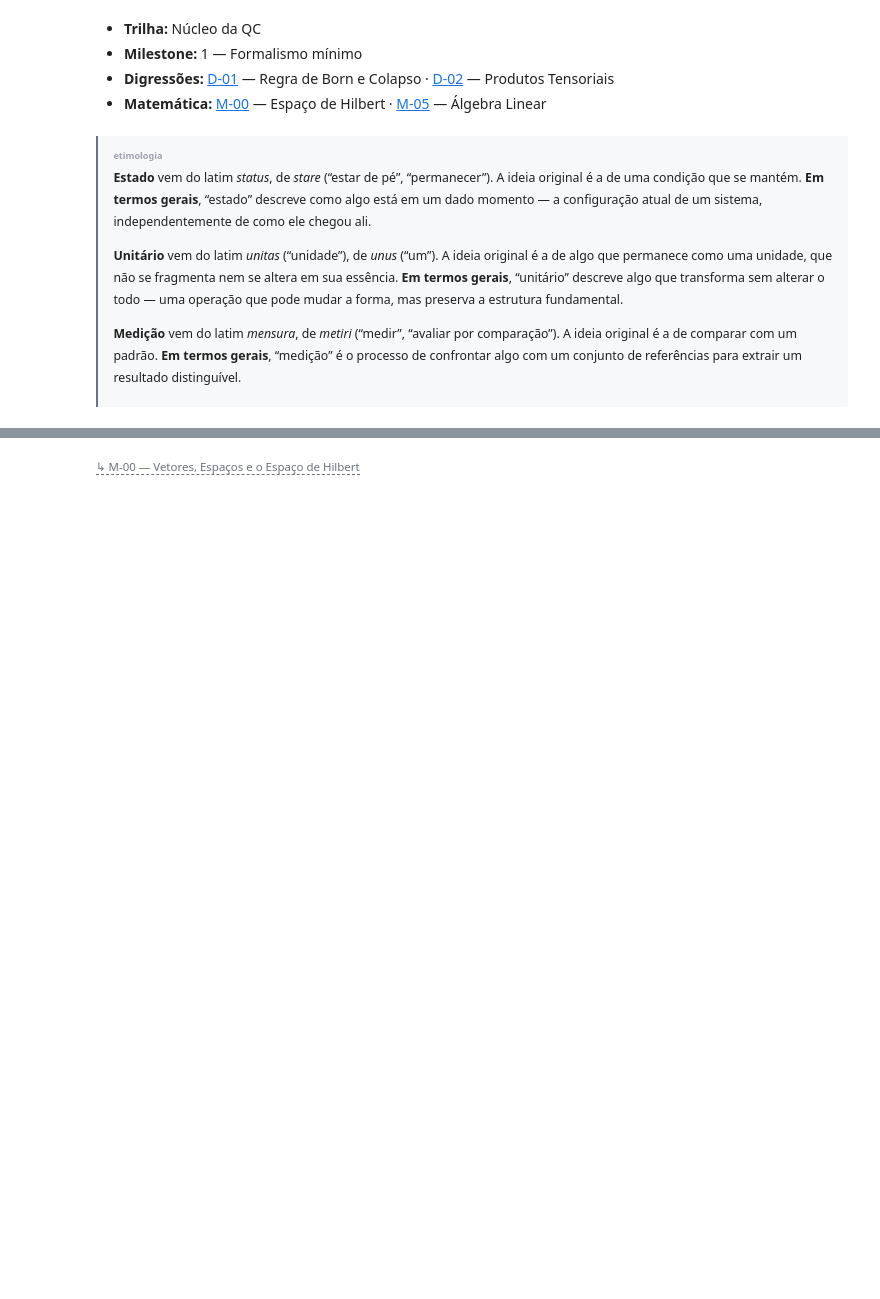
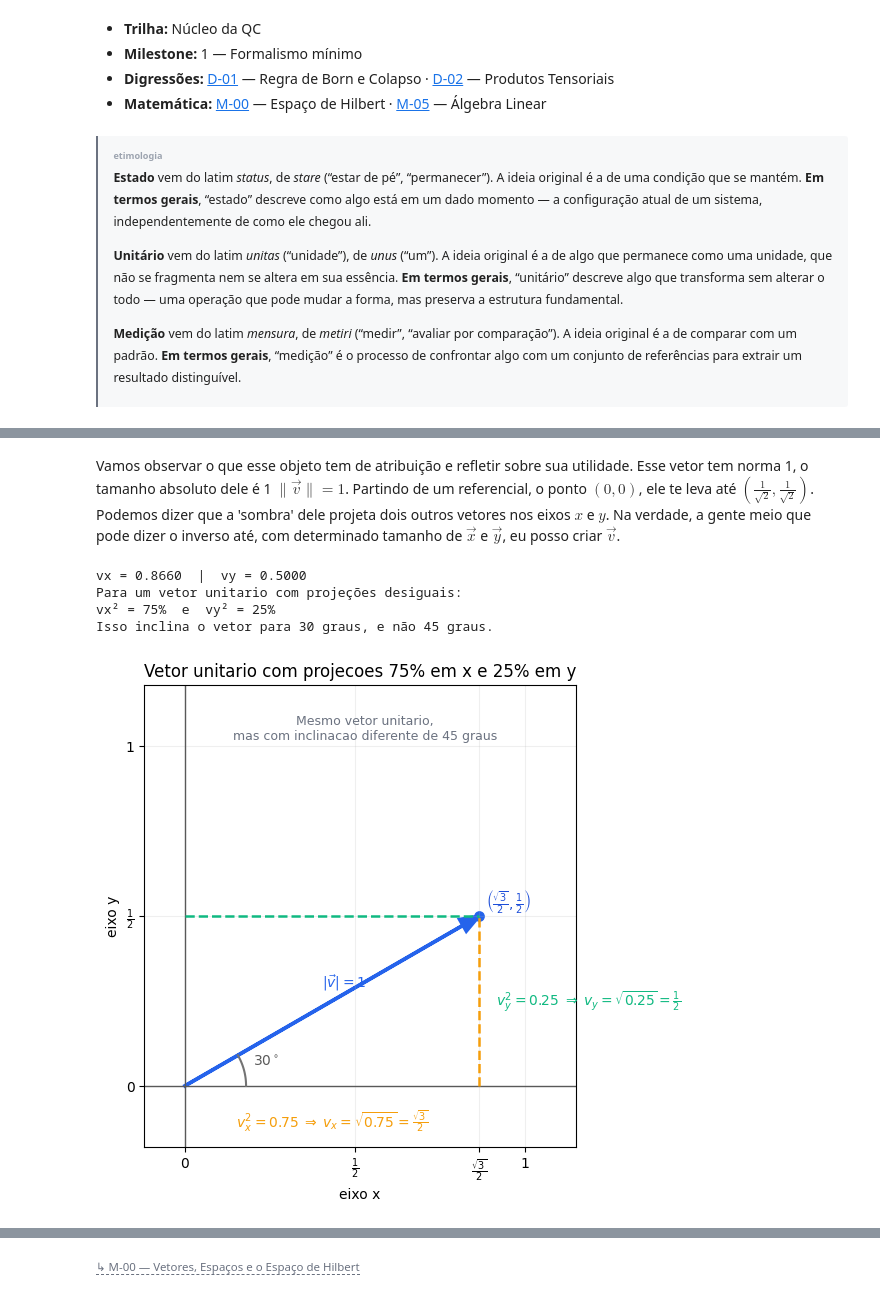
Before and after one commit to Green-Cinnamon-Labs/spectral-quantum-playground, a Jupyter notebook: nucleo/N-01.ipynb, the cells around one changed output, grey strips where cells are left out. Saved outputs shown, nothing was run; the diff lists cells and outputs as text; code cells hidden in the pictures; blank space fills up the shorter version.

```diff
--- a/nucleo/N-01.ipynb
+++ b/nucleo/N-01.ipynb
@@ -55,0 +39,11 @@ print('⟨0|+⟩ =', np.conj(ket_0) @ ket_p)    # → 1/√2; |⟨0|+⟩|² = 0.
+# %% [markdown]
+Vamos observar o que esse objeto tem de atribuição e refletir sobre sua utilidade. Esse vetor tem norma 1, o tamanho absoluto dele é 1 $\|\vec{v}\| = 1$. Partindo de um referencial, o ponto $(0,0)$, ele te leva até $\left(\frac{1}{\sqrt{2}}, \frac{1}{\sqrt{2}}\right)$. Podemos dizer que a 'sombra' dele projeta dois outros vetores nos eixos $x$ e $y$. Na verdade, a gente meio que pode dizer o inverso até, com determinado tamanho de $\vec{x}$ e $\vec{y}$, eu posso criar $\vec{v}$.
+# %%
+from codigo.nucleo import plot_vetor_projecoes_desiguais
+_ = plot_vetor_projecoes_desiguais(centralizar=True)
+# %% [output]
+vx = 0.8660  |  vy = 0.5000
+Para um vetor unitario com projeções desiguais:
+vx² = 75%  e  vy² = 25%
+Isso inclina o vetor para 30 graus, e não 45 graus.
+[figure, added]
```
Also changed, not shown: parts of 47 cells of this notebook, 13 other files.
